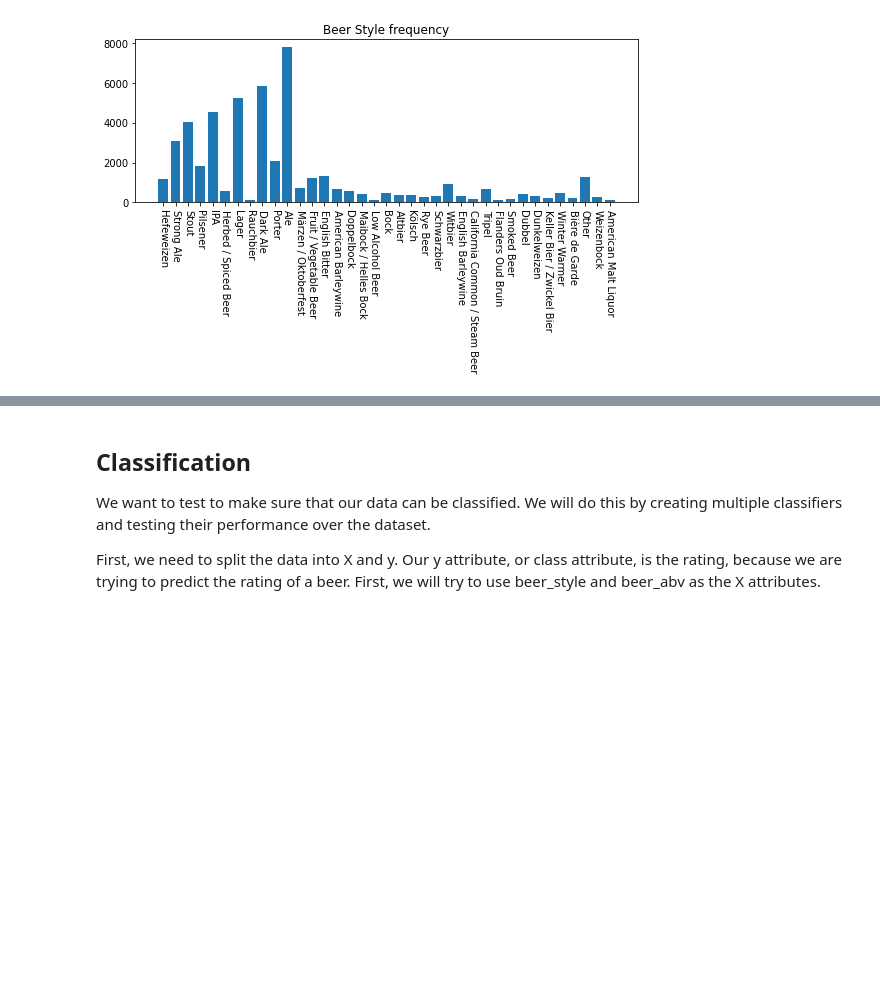
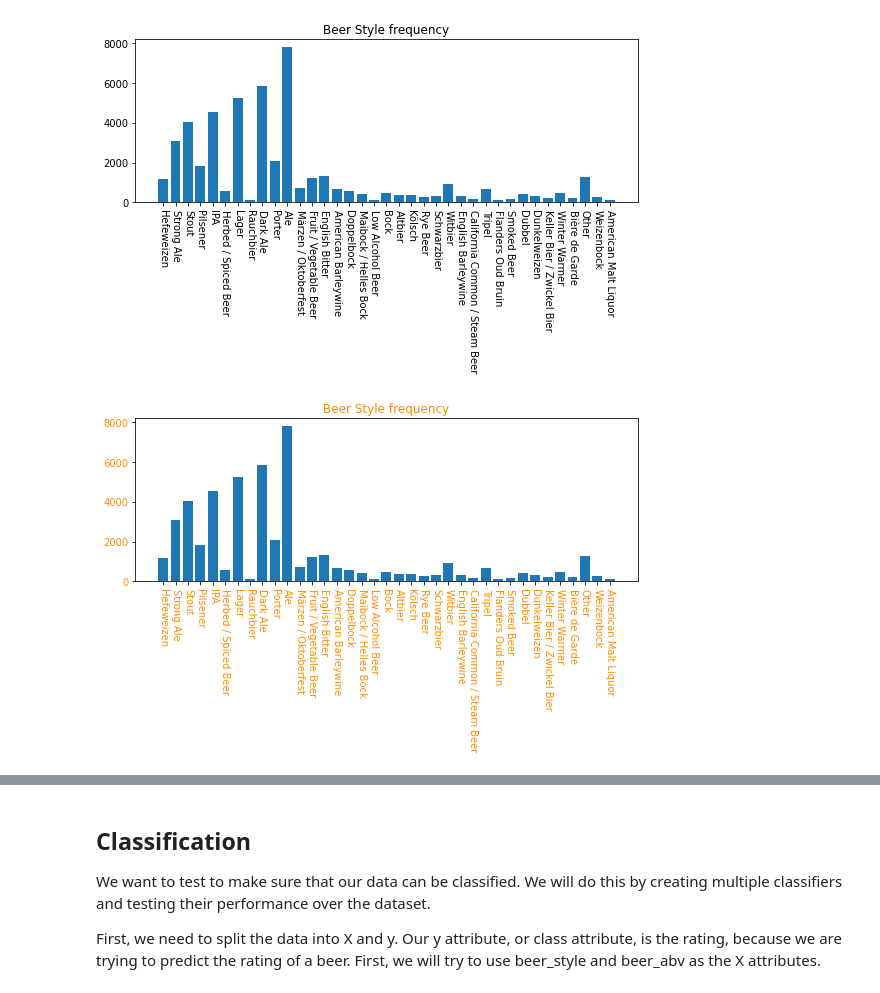
Before and after one commit to GoneSahlin/CPSC322-Final-Project, a Jupyter notebook: exploratory_data_analysis.ipynb, the cells around one changed output, grey strips where cells are left out. Cells and saved outputs as stored; diff of their text form; code cells hidden in the pictures; blank space fills up the shorter version.

```diff
--- a/exploratory_data_analysis.ipynb
+++ b/exploratory_data_analysis.ipynb
@@ -62,3 +62,16 @@ plt.xlabel("")
 plt.show()
 # %% [output]
 [figure]
+# %%
+plt.figure(figsize=(9,3))
+plt.bar(style_counts.keys(), style_counts.values())
+plt.xticks(rotation= -90)
+plt.title("Beer Style frequency",color ='darkorange')
+plt.xticks(color='darkorange')
+plt.yticks(color = 'darkorange')
+plt.xlabel("Rating of Beer",color='darkorange')
+plt.savefig('Other/StyleFreq.png',dpi= 300,bbox_inches = 'tight')
+plt.xlabel("")
+plt.show()
+# %% [output]
+[figure, added]
```
Also changed, not shown: parts of 5 cells of this notebook.
